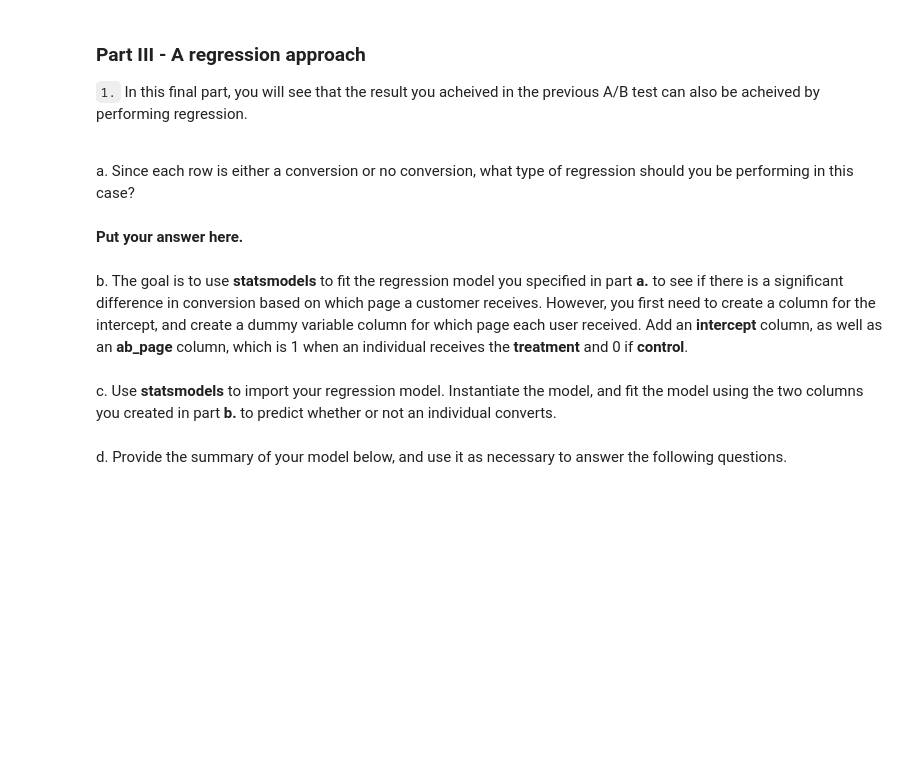
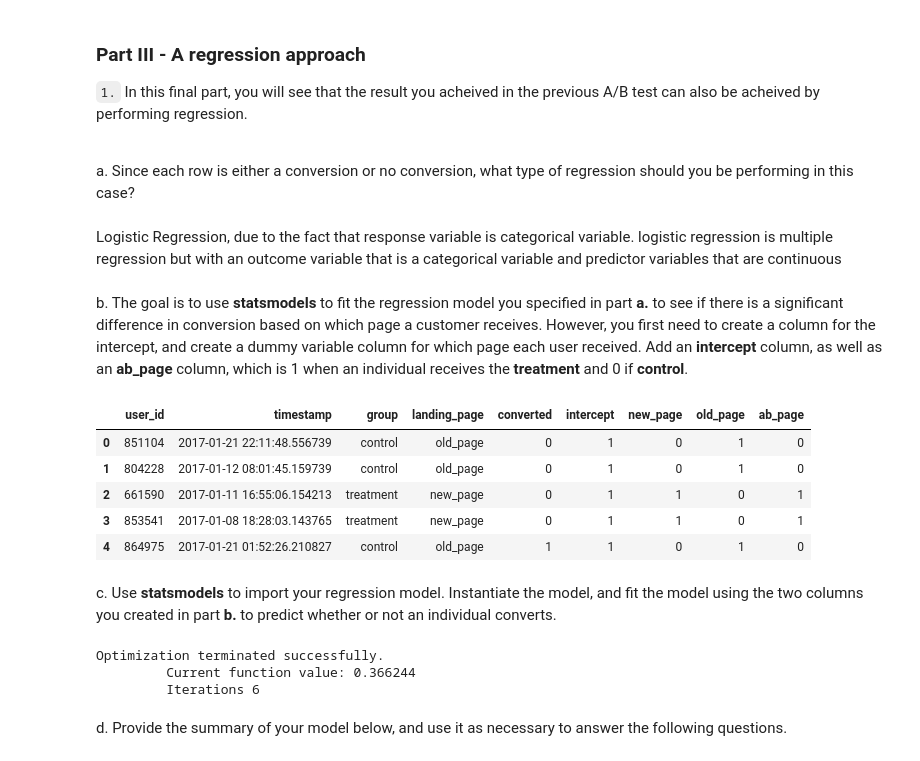
Before and after one commit to whrocha/Analyze_A-B_Test_Results, a Jupyter notebook: Analyze_ab_test_results_notebook.ipynb, the cells around one changed output. Drawn from its saved outputs; the diff is of its cells as text; code cells hidden in the pictures; blank space fills up the shorter version.

```diff
--- a/Analyze_ab_test_results_notebook.ipynb
+++ b/Analyze_ab_test_results_notebook.ipynb
@@ -49,6 +79,11 @@ f. Do any of the rows have missing values?
 `2.` For the rows where **treatment** is not aligned with **new_page** or **control** is not aligned with **old_page**, we cannot be sure if this row truly received the new or old page.  Use **Quiz 2** in the classroom to provide how we should handle these rows.
 
 a. Now use the answer to the quiz to create a new dataset that meets the specifications from the quiz.  Store your new dataframe in **df2**.
+# %%
+df2 = df.drop(df.query('(group == "treatment" and landing_page != "new_page") or '
+                       '(group != "treatment" and landing_page == "new_page") or '
+                       '(group == "control" and landing_page != "old_page") or '
+                       '(group != "control" and landing_page == "old_page")').index)
 # %%
 # Double Check all of the correct rows were removed - this should be 0
 df2[((df2['group'] == 'treatment') == (df2['landing_page'] == 'new_page')) == False].shape[0]
@@ -63,5 +117,7 @@ c. What is the row information for the repeat **user_id**?
 # %% [markdown]
 d. Remove **one** of the rows with a duplicate **user_id**, but keep your dataframe as **df2**.
+# %%
+df2 = df.drop(df2[df2.duplicated(['user_id'])].index)
 # %% [markdown]
 `4.` Use **df2** in the below cells to answer the quiz questions related to **Quiz 4** in the classroom.
 
@@ -144,7 +348,10 @@ n. What do the z-score and p-value you computed in the previous question mean fo
 `1.` In this final part, you will see that the result you acheived in the previous A/B test can also be acheived by performing regression.<br><br>
 
 a. Since each row is either a conversion or no conversion, what type of regression should you be performing in this case?
-# %% [markdown]
-**Put your answer here.**
+# %% [markdown]
+Logistic Regression, due to the fact that response variable is categorical variable. logistic regression is multiple regression but with an outcome variable that is a categorical variable and predictor variables that are continuous
 # %% [markdown]
 b. The goal is to use **statsmodels** to fit the regression model you specified in part **a.** to see if there is a significant difference in conversion based on which page a customer receives.  However, you first need to create a column for the intercept, and create a dummy variable column for which page each user received.  Add an **intercept** column, as well as an **ab_page** column, which is 1 when an individual receives the **treatment** and 0 if **control**.
+# %%
+#create a colun for the intercept
+df2['intercept'] = 1
@@ -151,2 +361,12 @@ b. The goal is to use **statsmodels** to fit the regression model you specified
+# %%
+df2['ab_page'] = pd.get_dummies(df['group']) ['treatment']
+df2.head()
+# %% [output]
+|  | user_id | timestamp | group | landing_page | converted | intercept | new_page | old_page | ab_page |
+| 0 | 851104 | 2017-01-21 22:11:48.556739 | control | old_page | 0 | 1 | 0 | 1 | 0 |
+| 1 | 804228 | 2017-01-12 08:01:45.159739 | control | old_page | 0 | 1 | 0 | 1 | 0 |
+| 2 | 661590 | 2017-01-11 16:55:06.154213 | treatment | new_page | 0 | 1 | 1 | 0 | 1 |
+| 3 | 853541 | 2017-01-08 18:28:03.143765 | treatment | new_page | 0 | 1 | 1 | 0 | 1 |
+| 4 | 864975 | 2017-01-21 01:52:26.210827 | control | old_page | 1 | 1 | 0 | 1 | 0 |
 # %% [markdown]
 c. Use **statsmodels** to import your regression model.  Instantiate the model, and fit the model using the two columns you created in part **b.** to predict whether or not an individual converts.
@@ -153,2 +376,8 @@ c. Use **statsmodels** to import your regression model.  Instantiate the model,
+# %%
+result = lo.fit()
+# %% [output]
+Optimization terminated successfully.
+         Current function value: 0.366244
+         Iterations 6
 # %% [markdown]
 d. Provide the summary of your model below, and use it as necessary to answer the following questions.
```
Also changed, not shown: parts of 61 cells of this notebook.
